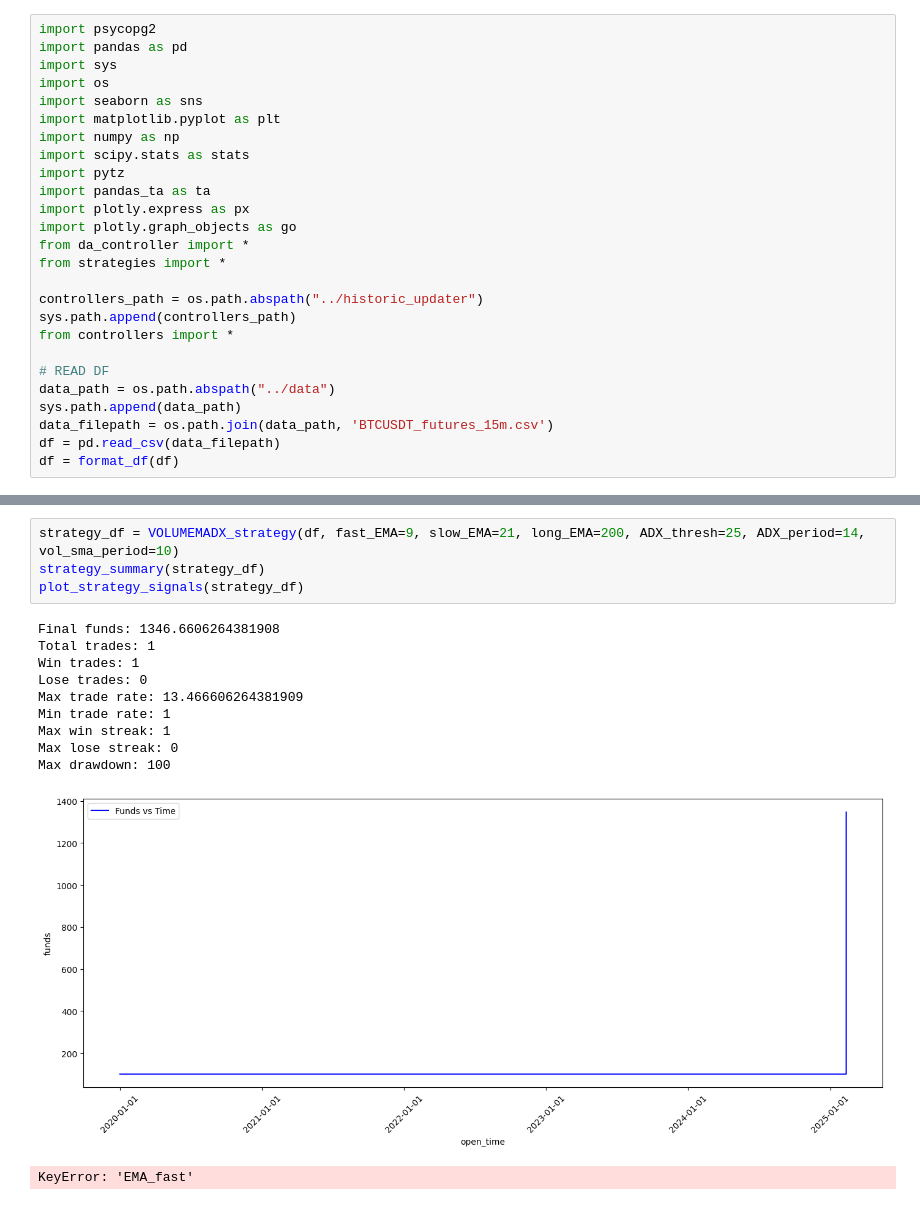
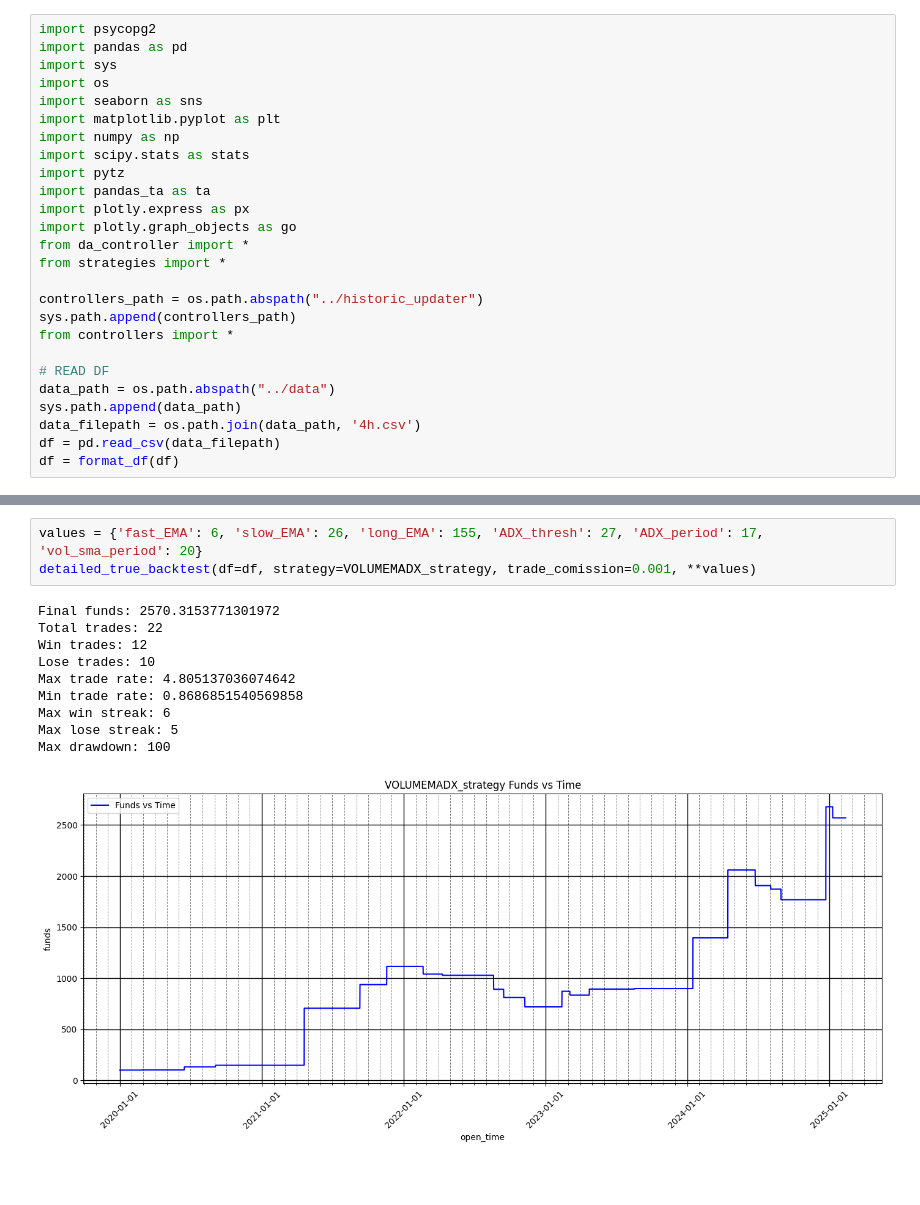
Before and after one commit to Pliperkiller/PhyNancy, a Jupyter notebook: data_analisys/da_test.ipynb, the cells around one changed output, grey strips where cells are left out. Cells and saved outputs as stored; diff of their text form; blank space fills up the shorter version.

```diff
--- a/data_analisys/da_test.ipynb
+++ b/data_analisys/da_test.ipynb
@@ -21,6 +21,6 @@ from controllers import *
 # READ DF
 data_path = os.path.abspath("../data")
 sys.path.append(data_path)
-data_filepath = os.path.join(data_path, 'BTCUSDT_futures_15m.csv')
+data_filepath = os.path.join(data_path, '4h.csv')
 df = pd.read_csv(data_filepath)
 df = format_df(df)
@@ -59,16 +27,14 @@ Max drawdown: 100
-# %%
-strategy_df = VOLUMEMADX_strategy(df, fast_EMA=9, slow_EMA=21, long_EMA=200, ADX_thresh=25, ADX_period=14, vol_sma_period=10)
-strategy_summary(strategy_df)
-plot_strategy_signals(strategy_df)
-# %% [output]
-Final funds: 1346.6606264381908
-Total trades: 1
-Win trades: 1
-Lose trades: 0
-Max trade rate: 13.466606264381909
-Min trade rate: 1
-Max win streak: 1
-Max lose streak: 0
-Max drawdown: 100
-[figure, removed]
-KeyError: 'EMA_fast'
+# %%
+values = {'fast_EMA': 6, 'slow_EMA': 26, 'long_EMA': 155, 'ADX_thresh': 27, 'ADX_period': 17, 'vol_sma_period': 20}
+detailed_true_backtest(df=df, strategy=VOLUMEMADX_strategy, trade_comission=0.001, **values)
+# %% [output]
+Final funds: 2570.3153771301972
+Total trades: 22
+Win trades: 12
+Lose trades: 10
+Max trade rate: 4.805137036074642
+Min trade rate: 0.8686851540569858
+Max win streak: 6
+Max lose streak: 5
+Max drawdown: 100
+[figure, added]
```
Also changed, not shown: parts of 4 cells of this notebook, 3 other files.
